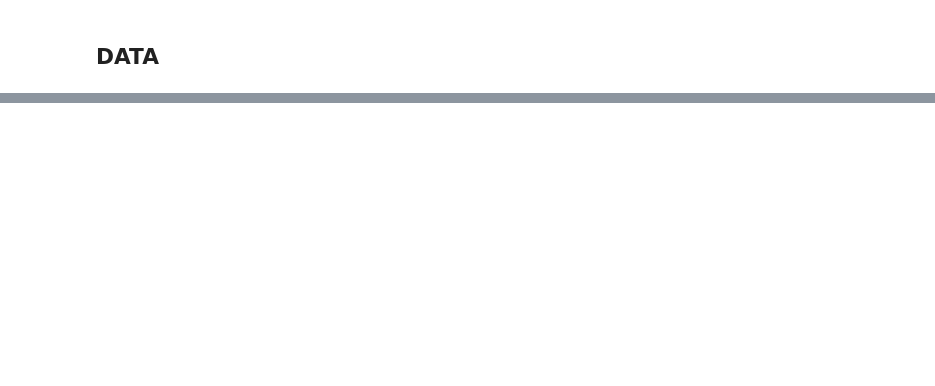
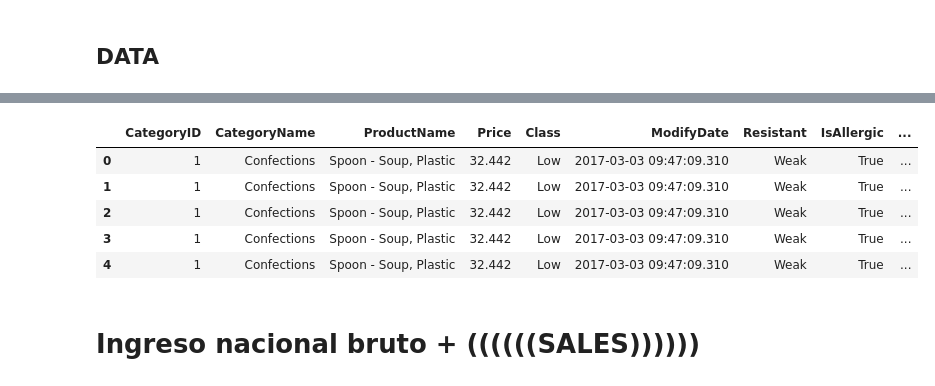
Before and after one commit to andtay/Machine_Learning_Based_Demand_Forecasting, a Jupyter notebook: src/data.ipynb, the cells around one changed output, grey strips where cells are left out. Saved outputs shown, nothing was run; the diff lists cells and outputs as text; code cells hidden in the pictures; blank space fills up the shorter version.

```diff
--- a/src/data.ipynb
+++ b/src/data.ipynb
@@ -83,0 +50,6 @@ memory usage: 464.0+ MB
+# %%
+sales['SalesDate'] = pd.to_datetime(sales['SalesDate']).dt.date
+
+sales.rename(columns = {"SalesDate" : "Date" }, inplace = True)
+
+sales['Date']
@@ -83,0 +210,11 @@ memory usage: 464.0+ MB
+# %%
+sales.head()
+# %% [output]
+|  | CategoryID | CategoryName | ProductName | Price | Class | ModifyDate | Resistant | IsAllergic | ... |
+| 0 | 1 | Confections | Spoon - Soup, Plastic | 32.442 | Low | 2017-03-03 09:47:09.310 | Weak | True | ... |
+| 1 | 1 | Confections | Spoon - Soup, Plastic | 32.442 | Low | 2017-03-03 09:47:09.310 | Weak | True | ... |
+| 2 | 1 | Confections | Spoon - Soup, Plastic | 32.442 | Low | 2017-03-03 09:47:09.310 | Weak | True | ... |
+| 3 | 1 | Confections | Spoon - Soup, Plastic | 32.442 | Low | 2017-03-03 09:47:09.310 | Weak | True | ... |
+| 4 | 1 | Confections | Spoon - Soup, Plastic | 32.442 | Low | 2017-03-03 09:47:09.310 | Weak | True | ... |
+# %% [markdown]
+# Ingreso nacional bruto + ((((((SALES))))))
```
Also changed, not shown: parts of 32 cells of this notebook, 4 other files.
